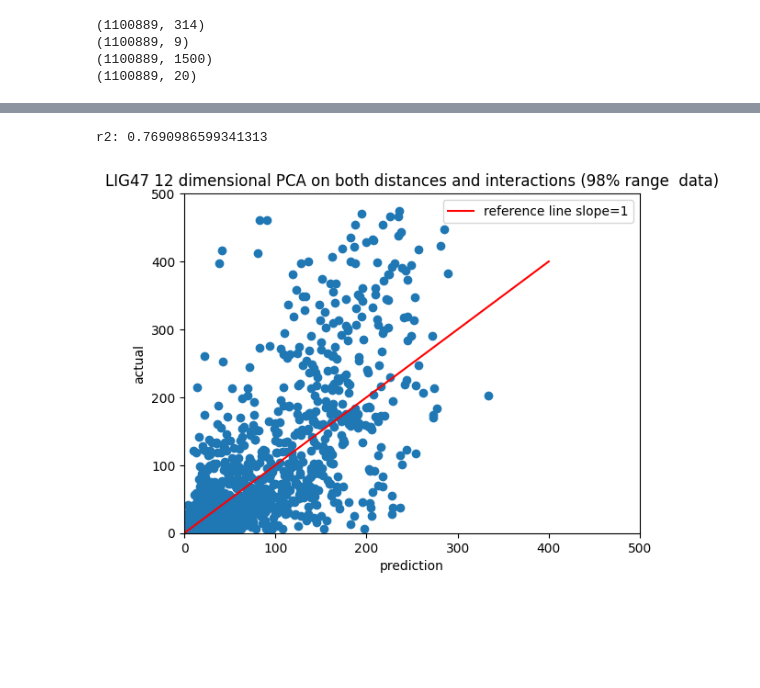
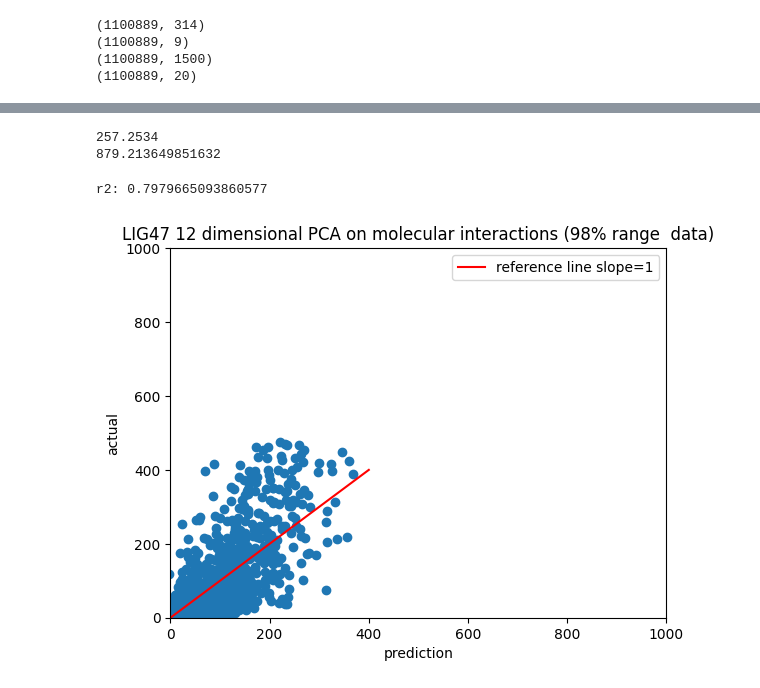
Before and after one commit to jack-mcmahon/Binding_Time_Prediction, a Jupyter notebook: Res_time_pca_inputs.ipynb, the cells around one changed output, grey strips where cells are left out. Saved outputs shown, nothing was run; the diff lists cells and outputs as text; code cells hidden in the pictures; blank space fills up the shorter version.

```diff
--- a/Res_time_pca_inputs.ipynb
+++ b/Res_time_pca_inputs.ipynb
@@ -27,24 +27,26 @@ from sklearn.metrics import accuracy_score
 # %% [output]
 2.2.2
 # %%
-df = pd.read_pickle("/Users/jackmcmahon/Development/CHEM 101.6/residence_time_prediction/lig47_hbonds_dict")
+base = '/Users/jackmcmahon/Development/CHEM 101.6/residence_time_prediction/lig47_data/'
+
+df = pd.read_pickle(base + "lig47_hbonds_dict")
 
 frames = [df[key]['distances'] for key in df.keys()]
 combined = np.concatenate(frames, axis=1)
 print(combined.shape)
 
-dfaro = np.load("/Users/jackmcmahon/Development/CHEM 101.6/residence_time_prediction/aro_contacts.npy")
+dfaro = np.load(base + "aro_contacts.npy")
 
-dcharges = np.load("/Users/jackmcmahon/Development/CHEM 101.6/residence_time_prediction/charge_dist_matrix.npy")
+dcharges = np.load(base + "charge_dist_matrix.npy")
 print(dcharges.shape)
 
-hydrodf = pd.read_pickle("/Users/jackmcmahon/Development/CHEM 101.6/residence_time_prediction/hphob_dict_lig47")
+hydrodf = pd.read_pickle(base + "hphbob_dict_lig47")
 
 frames = [hydrodf[key]['distance'] for key in hydrodf.keys()]
 hydrocombined = np.concatenate(frames, axis=1)
 print(hydrocombined.shape)
 
-dmat = np.load("/Users/jackmcmahon/Development/CHEM 101.6/residence_time_prediction/distance_matrix_full_LIG.npy")
+dmat = np.load(base + "distance_matrix_full_LIG.npy")
 print(dmat.shape)
 
 def combined_residence_events(data):
@@ -60,25 +62,3 @@ def combined_residence_events(data):
 (1100889, 9)
 (1100889, 1500)
 (1100889, 20)
-# %%
-from sklearn.decomposition import PCA
-
-pca1 = PCA(n_components=2, whiten=True)
-
-pca1.fit(combined)
-hbond_pca = pca1.transform(combined)
-
-pca2 = PCA(n_components=2, whiten=True)
-
-pca2.fit(dcharges)
-charges_pca = pca2.transform(dcharges)
-
-pca3 = PCA(n_components=2, whiten=True)
-
-pca3.fit(hydrocombined)
-hydro_pca = pca3.transform(hydrocombined)
-
-pca4 = PCA(n_components=2, whiten=True)
-
-pca4.fit(dfaro)
-aro_pca = pca4.transform(dfaro)
@@ -736,4 +109,6 @@ inputs_pca20 = pca_all20.transform(all_input)
 # %%
+all_input = np.concatenate([hydro_pca, charges_pca, hbond_pca, dfaro], axis=1)
+print(all_input.shape)
 pca_all12 = PCA(n_components=12, whiten=True)
 
 pca_all12.fit(all_input)
@@ -877,21 +255,33 @@ print(np.mean(al2))
 52.27925531914894
+# %%
+preds = clf.predict(avg_large)
+preds = preds[:,0]
+
+ap3 = preds*100
+al3 = mapping_large
+
+print(np.mean(ap3))
+print(np.mean(al3))
+# %% [output]
+257.2534
+879.213649851632
 # %%
 plt.scatter(ap2,al2)
 # r=np.corrcoef(ap2[:,0], al2[:,0])
 r=np.corrcoef(ap2, al2)
 print("r2:",r[0,1])
 
 # line_fit=np.polyfit(ap2[:,0], al2[:,0], 1)
 x = np.linspace(0, 400,20)
 y = 1*x
 plt.plot(x,y,c='r', label='reference line slope=1')
-plt.title("LIG47 12 dimensional PCA on both distances and interactions (98% range  data)")
+plt.title("LIG47 12 dimensional PCA on molecular interactions (98% range  data)")
 plt.ylabel('actual')
 plt.legend()
 plt.xlabel('prediction')
-plt.xlim([0,500])
-plt.ylim([0,500])
+plt.xlim([0,1000])
+plt.ylim([0,1000])
 plt.show()
 # %% [output]
-r2: 0.7690986599341313
+r2: 0.7979665093860577
-[figure, old version]
+[figure, new version]
```
Also changed, not shown: parts of 42 cells of this notebook, 1 other file.
